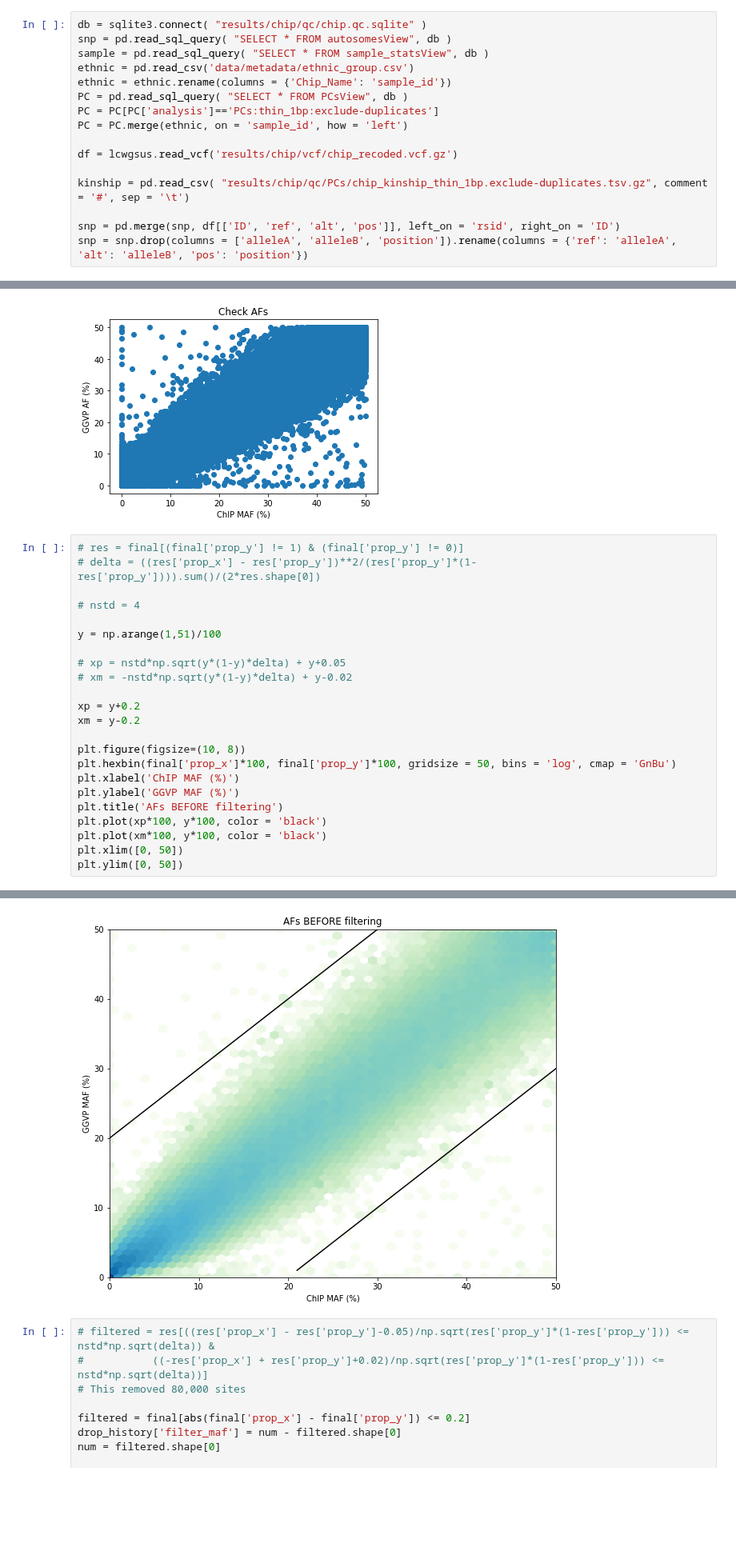
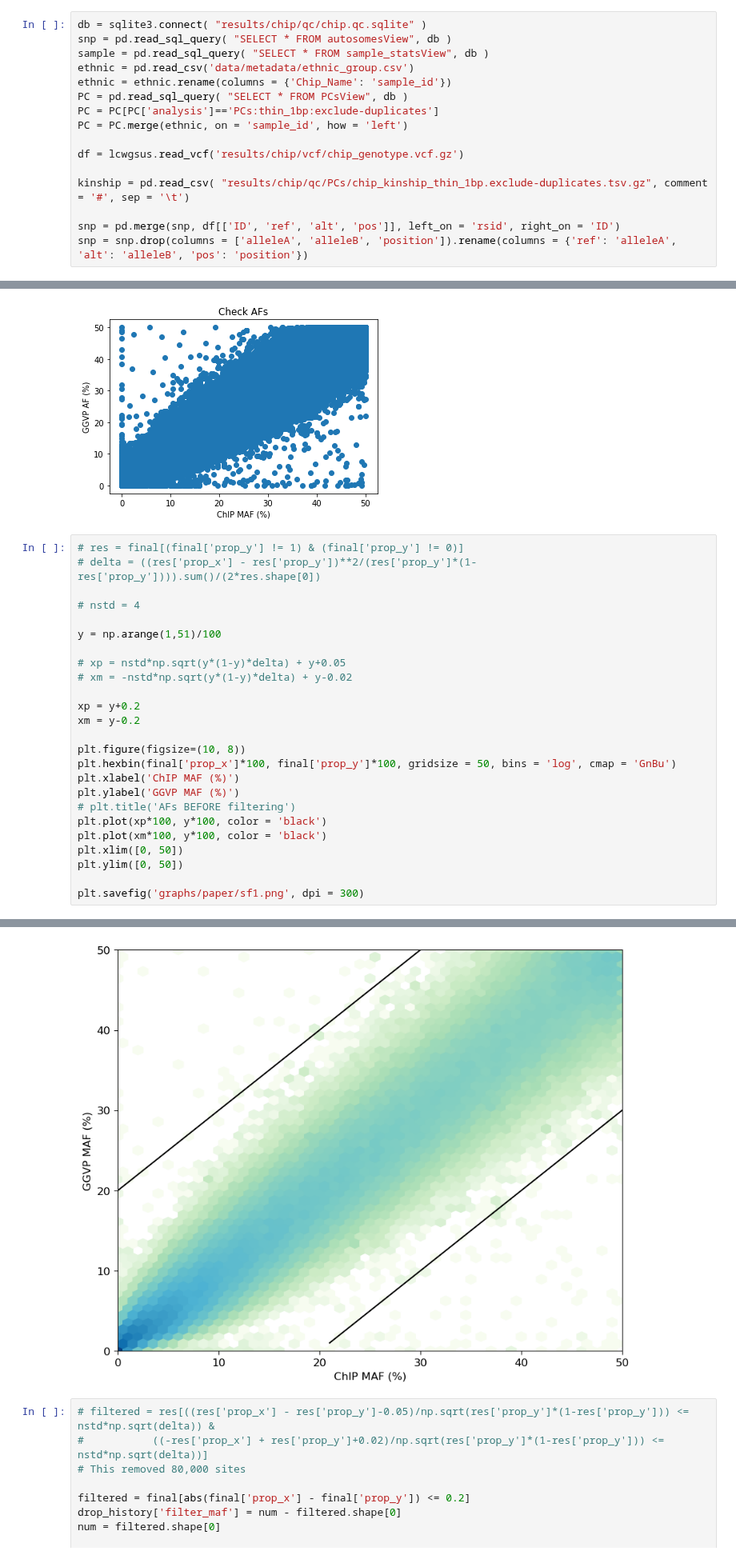
Before and after one commit to Suuuuuuuus/LCWGS_pipeline, a Jupyter notebook: scripts/chip_qc.ipynb, the cells around one changed output, grey strips where cells are left out. Shown at 80% size. Saved outputs shown, nothing was run; the diff lists cells and outputs as text; blank space fills up the shorter version.

Commit message:
Add lcwgs paper for graphs for that purpose

```diff
--- a/scripts/chip_qc.ipynb
+++ b/scripts/chip_qc.ipynb
@@ -53,7 +51,7 @@ PC = pd.read_sql_query( "SELECT * FROM PCsView", db )
 PC = PC[PC['analysis']=='PCs:thin_1bp:exclude-duplicates']
 PC = PC.merge(ethnic, on = 'sample_id', how = 'left')
 
-df = lcwgsus.read_vcf('results/chip/vcf/chip_recoded.vcf.gz')
+df = lcwgsus.read_vcf('results/chip/vcf/chip_genotype.vcf.gz')
 
 kinship = pd.read_csv( "results/chip/qc/PCs/chip_kinship_thin_1bp.exclude-duplicates.tsv.gz", comment = '#', sep = '\t')
 
@@ -139,9 +137,11 @@ plt.figure(figsize=(10, 8))
 plt.hexbin(final['prop_x']*100, final['prop_y']*100, gridsize = 50, bins = 'log', cmap = 'GnBu')
 plt.xlabel('ChIP MAF (%)')
 plt.ylabel('GGVP MAF (%)')
-plt.title('AFs BEFORE filtering')
+# plt.title('AFs BEFORE filtering')
 plt.plot(xp*100, y*100, color = 'black')
 plt.plot(xm*100, y*100, color = 'black')
 plt.xlim([0, 50])
 plt.ylim([0, 50])
+
+plt.savefig('graphs/paper/sf1.png', dpi = 300)
 # %% [output]
@@ -149,4 +148,4 @@ plt.ylim([0, 50])
-[figure, old version]
+[figure, new version]
 # %%
 # filtered = res[((res['prop_x'] - res['prop_y']-0.05)/np.sqrt(res['prop_y']*(1-res['prop_y'])) <= nstd*np.sqrt(delta)) &
 #           ((-res['prop_x'] + res['prop_y']+0.02)/np.sqrt(res['prop_y']*(1-res['prop_y'])) <= nstd*np.sqrt(delta))]
```
Also changed, not shown: parts of 4 cells of this notebook, 1 other file.
